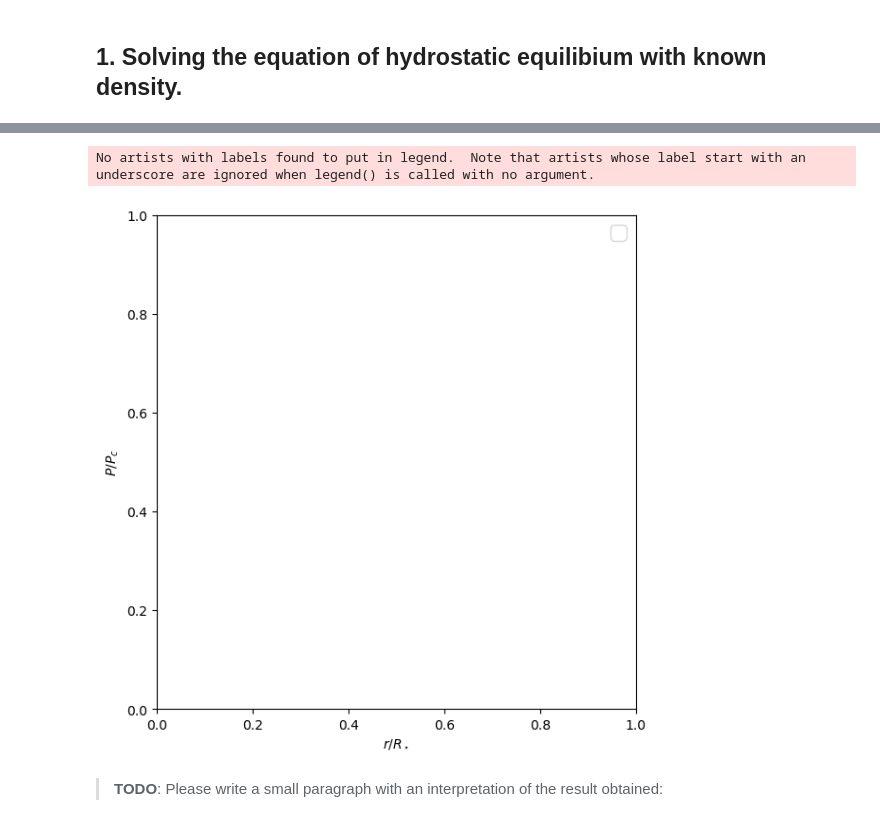
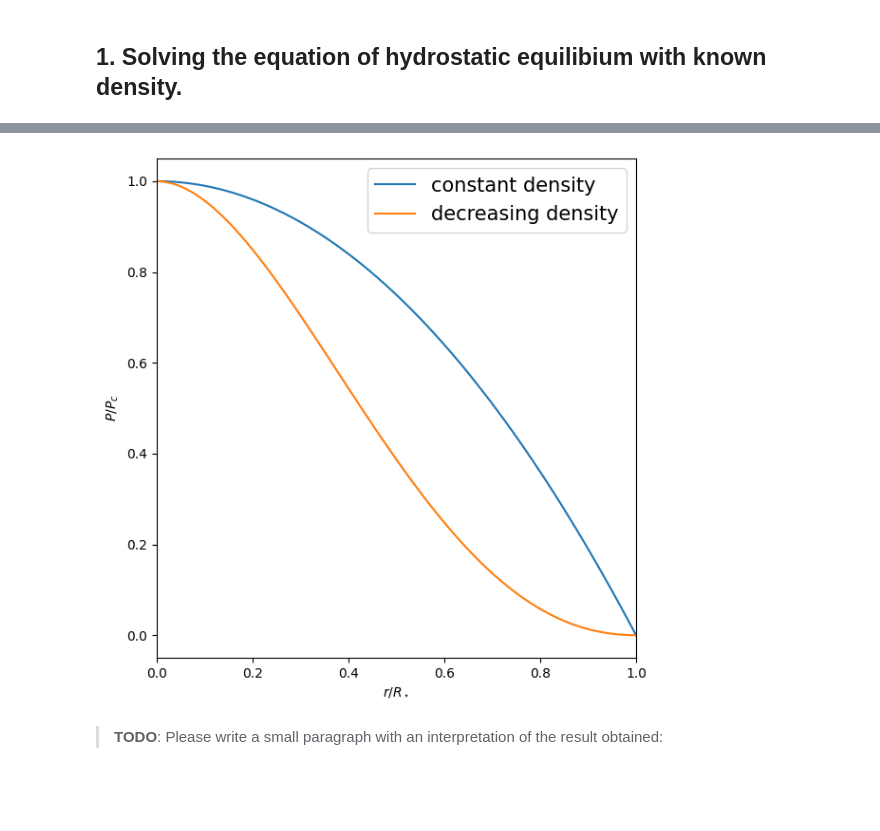
Before and after one commit to ankxie/PHYS633, a Jupyter notebook: Book/L03-HydroStaticEQ/03-HydroStaticEQ-template.ipynb, the cells around one changed output, grey strips where cells are left out. Cells and saved outputs as stored; diff of their text form; code cells hidden in the pictures; blank space fills up the shorter version.

```diff
--- a/Book/L03-HydroStaticEQ/03-HydroStaticEQ-template.ipynb
+++ b/Book/L03-HydroStaticEQ/03-HydroStaticEQ-template.ipynb
@@ -55,39 +69,38 @@ follow the same procedure to find $\frac{P(r)}{P_o}$, and add it to the plot bel
 # %%
 fig, ax = plt.subplots(1,1, figsize=(6,6))
 # The subplot routine creates a figure object (in the variable "fig"), which contains
 # here a single plotting window called "axes" (in the variable "ax")
 
 ax.set_xlabel(r'$r/R_\star$') # the "r" is to say there is latex formatted strings.
 ax.set_xlim(0,1)
 
 ax.set_ylabel(r'$P/P_c$')
 
 #-------------------------------------------------------
 # In class
 
 # define an array of r / Rs, from 0 to 1, with 100 elements
-x_array = np.linspace(0, 1 100)
+x_array = np.linspace(0, 1, 100)
 
 # For constant density
 
-ax.plot(x_array, np.ones_like(x_array)) #pressure with constant density
-
-
+ax.plot(x_array, np.ones_like(x_array) - x_array**2, label = 'constant density') #pressure with constant density
 
 
 #-------------------------------------------------------
 # For linearly decreasing density (portfolio)
 # At home
 
+scaled_p = -0.2 * (-1 + x_array)**2 * (-5 - 10*x_array + 9*x_array**2)
 
+ax.plot(x_array, scaled_p, label = 'decreasing density')
 
 #-------------------------------------------------------
 ax.legend(loc=0, fontsize=15)
 plt.tight_layout()
 # arrange the plot nicely
 # %% [output]
-No artists with labels found to put in legend.  Note that artists whose label start with an underscore are ignored when legend() is called with no argument.
-[figure, old version]
+[figure, new version]
 # %% [markdown]
 > **TODO**: Please write a small paragraph with an interpretation of the result obtained:
 # %% [markdown]
```
Also changed, not shown: parts of 4 cells of this notebook.
